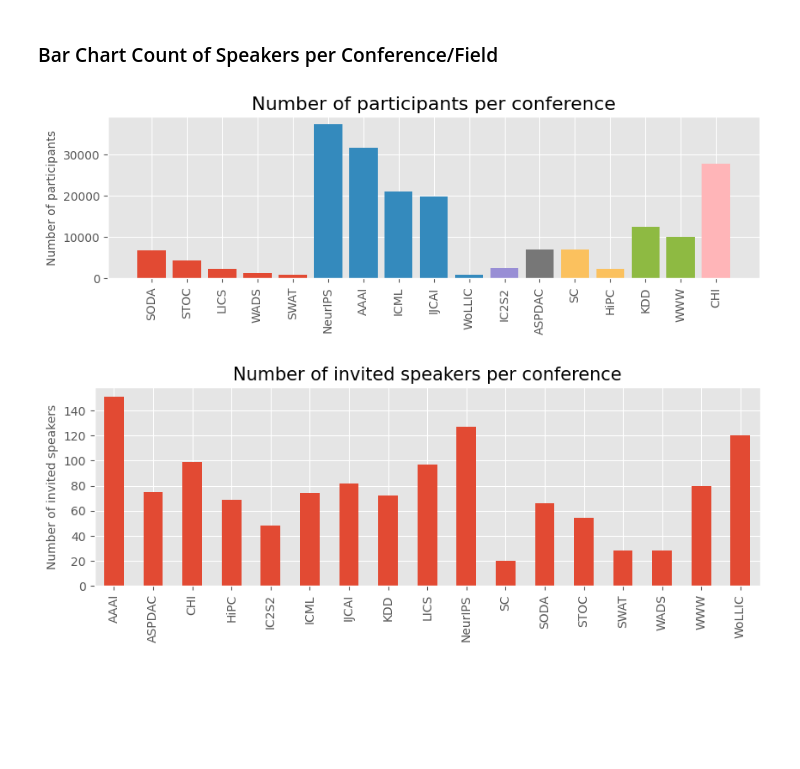
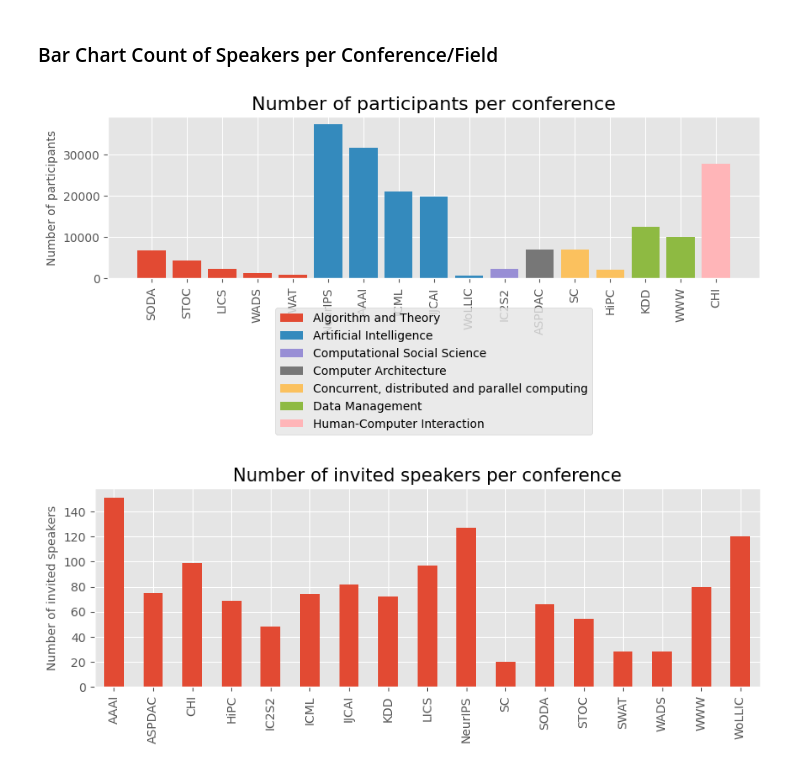
Before and after one commit to mariespedersen/Thesis_github, a Jupyter notebook: Descriptive_Analysis.ipynb, the cells around one changed output. Cells and saved outputs as stored; diff of their text form; code cells hidden in the pictures; blank space fills up the shorter version.

```diff
--- a/Descriptive_Analysis.ipynb
+++ b/Descriptive_Analysis.ipynb
@@ -35,30 +35,30 @@ female ratio for proceedings 0.20898796740615913
 # %%
 grouped = df_proceedings.groupby(['Main Topic', 'Conference (short)']).count()['Full name'].reset_index(name = "count" ).sort_values(by=['Main Topic','count'], ascending=[True,False])
 
 unique_topics = sorted(df['Main Topic'].unique())
 # Create a list of colors corresponding to each unique value in the 'Main Topic' column
 # colors = plt.cm.get_cmap('tab20')(np.linspace(0, 1, len(unique_topics)))
 colors = ['C0', 'C1', 'C2','C3','C4','C5','C6']
 
 plt.style.use('ggplot')
 plt.figure(figsize=(10, 2.5))
 for i, topic in enumerate(unique_topics):
 
     subset = grouped[grouped['Main Topic'] == topic]
     plt.bar(subset['Conference (short)'], subset['count'], color=colors[i], label=topic)
 
 plt.xticks(rotation=90)
 plt.ylabel('Number of participants', fontsize=10)
 plt.title('Number of participants per conference', fontsize=16)
 
 
 # Move the legend outside the plot box
-# plt.legend(loc='lower center',bbox_to_anchor=(0.5, -1))
+plt.legend(loc='lower center',bbox_to_anchor=(0.5, -1))
 
 
 plt.show()
 # %% [output]
-[figure, old version]
+[figure, new version]
 # %%
 df_invited['Conference (short)'].value_counts().sort_index().plot(kind='bar',figsize=(10,3))
 plt.ylabel('Number of invited speakers', fontsize=10)
```
Also changed, not shown: 1 other file.
